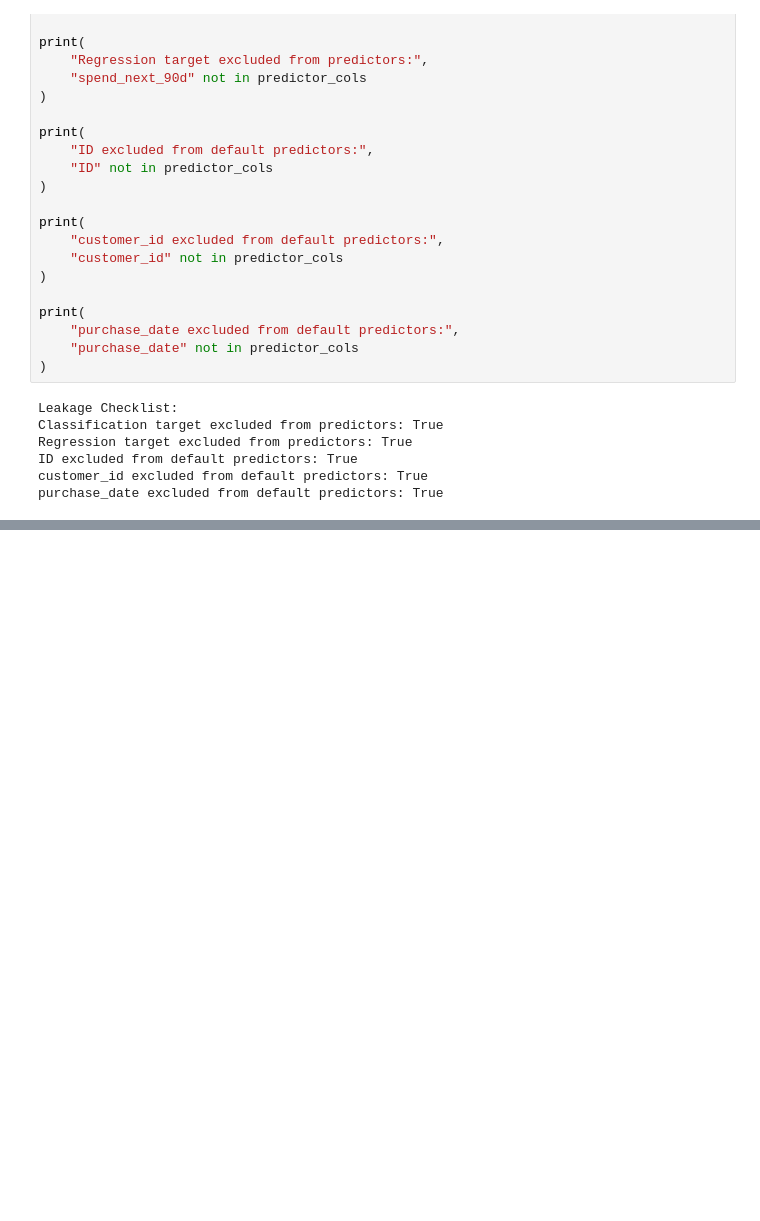
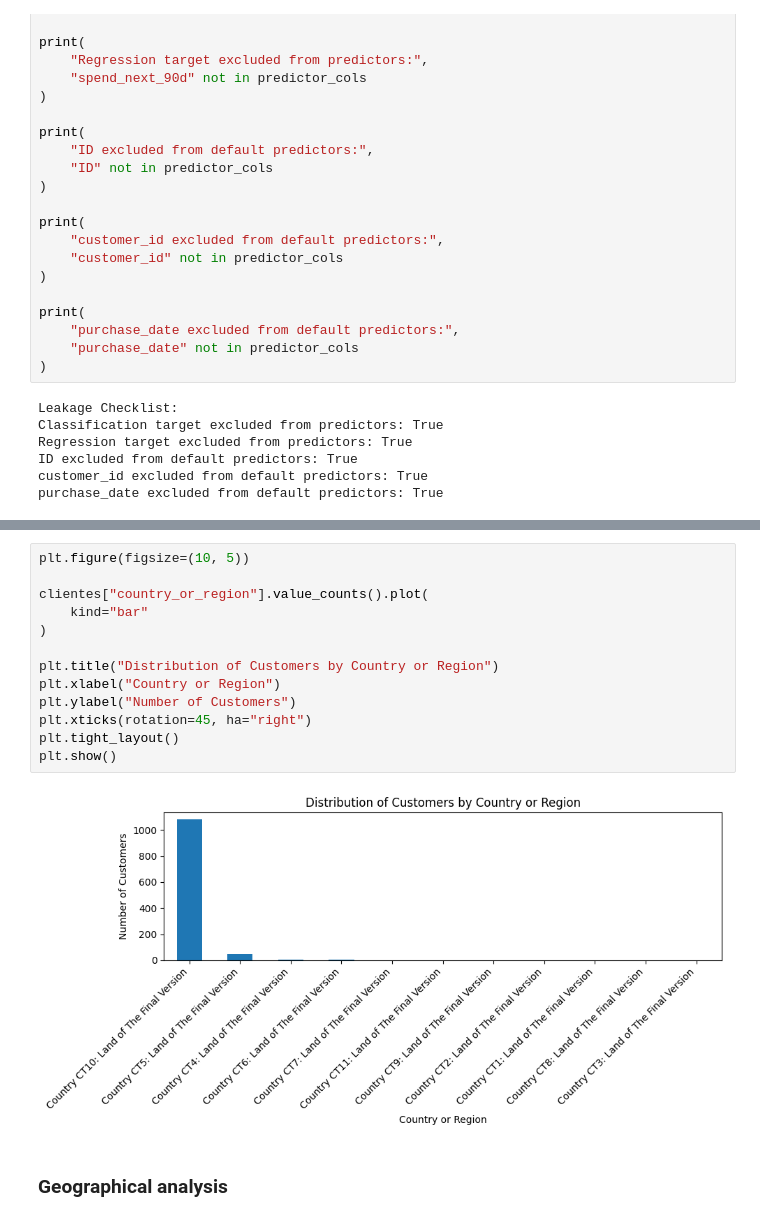
Before and after one commit to luisrafaelsoeiro/ETAI_Project, a Jupyter notebook: exploration.ipynb, the cells around one changed output, grey strips where cells are left out. Drawn from its saved outputs; the diff is of its cells as text; blank space fills up the shorter version.

```diff
--- a/exploration.ipynb
+++ b/exploration.ipynb
@@ -2353,0 +2416,17 @@ The **random_noise** column also contains negative values but will be ignored du
+# %%
+plt.figure(figsize=(10, 5))
+
+clientes["country_or_region"].value_counts().plot(
+    kind="bar"
+)
+
+plt.title("Distribution of Customers by Country or Region")
+plt.xlabel("Country or Region")
+plt.ylabel("Number of Customers")
+plt.xticks(rotation=45, ha="right")
+plt.tight_layout()
+plt.show()
+# %% [output]
+[figure, added]
+# %% [markdown]
+### Geographical analysis
```
Also changed, not shown: parts of 26 cells of this notebook.
